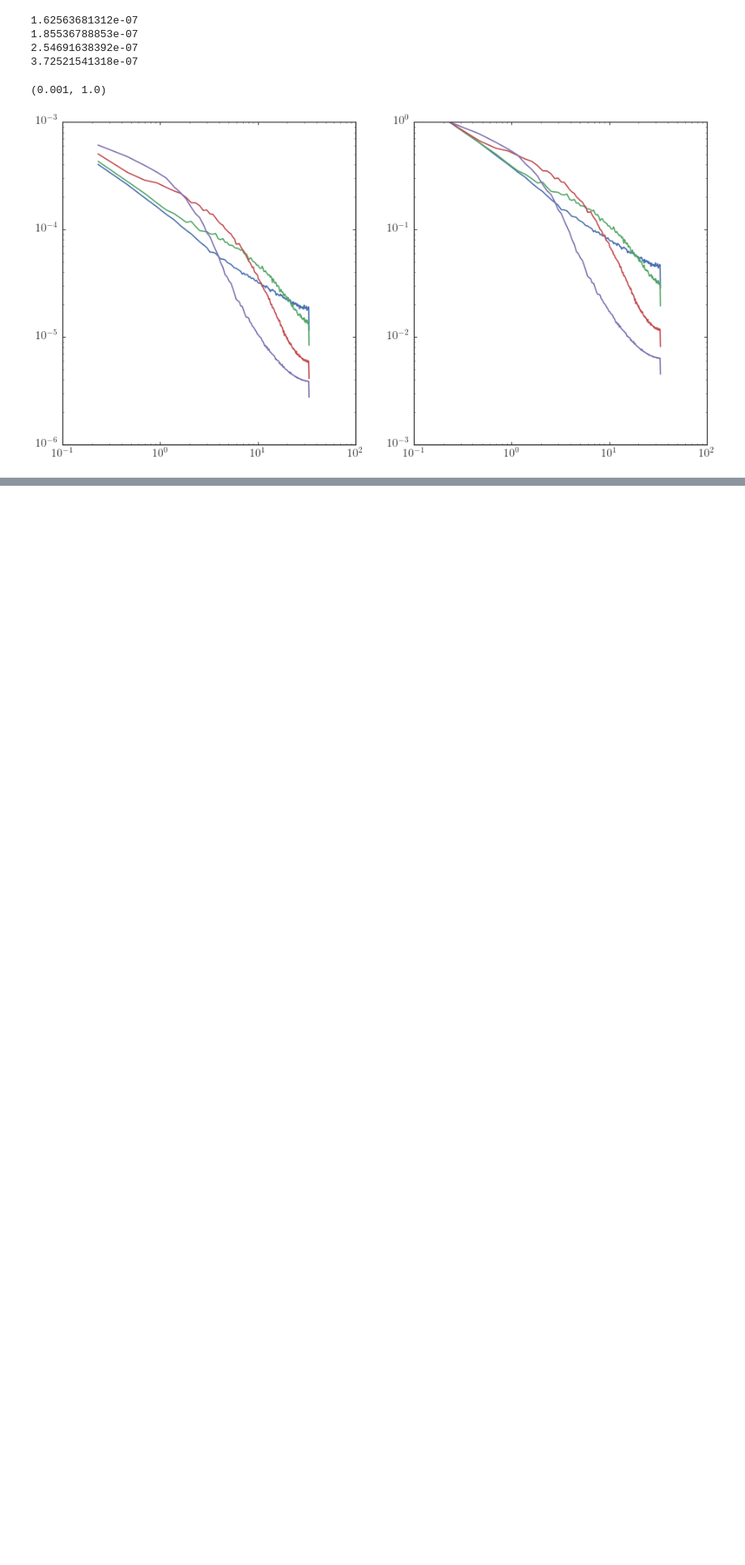
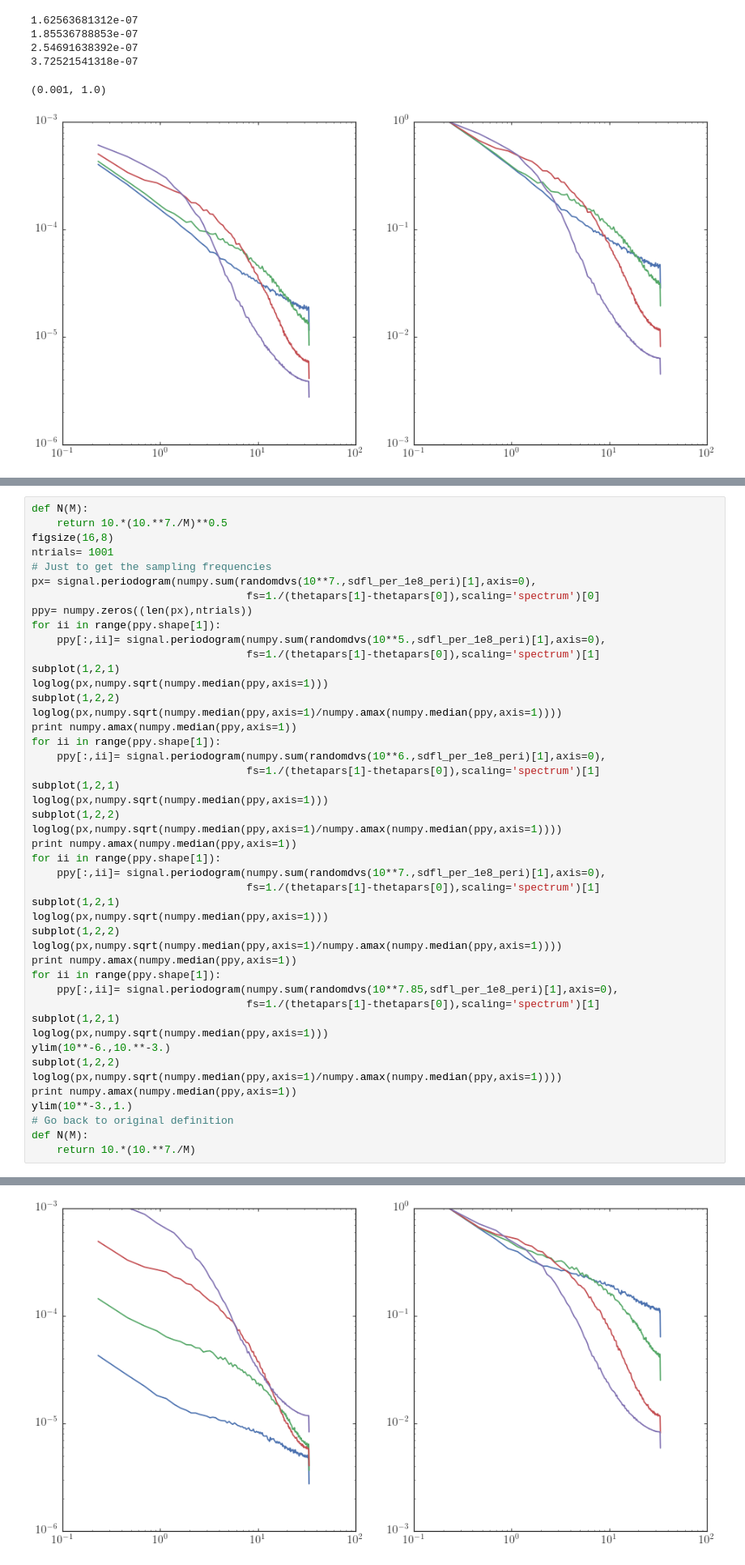
Before and after one commit to jobovy/streamgap-pepper, a Jupyter notebook: bell.ipynb, the cells around one changed output, grey strips where cells are left out. Shown: that part at 81% size. Saved outputs shown, nothing was run; the diff lists cells and outputs as text; blank space fills up the shorter version.

Commit message:
Add plot with steeper subhalo function

```diff
--- a/bell.ipynb
+++ b/bell.ipynb
@@ -330,0 +333,47 @@ ylim(10**-3.,1.)
+# %%
+def N(M):
+    return 10.*(10.**7./M)**0.5
+figsize(16,8)
+ntrials= 1001
+# Just to get the sampling frequencies
+px= signal.periodogram(numpy.sum(randomdvs(10**7.,sdfl_per_1e8_peri)[1],axis=0),
+                                  fs=1./(thetapars[1]-thetapars[0]),scaling='spectrum')[0]
+ppy= numpy.zeros((len(px),ntrials))
+for ii in range(ppy.shape[1]):
+    ppy[:,ii]= signal.periodogram(numpy.sum(randomdvs(10**5.,sdfl_per_1e8_peri)[1],axis=0),
+                                  fs=1./(thetapars[1]-thetapars[0]),scaling='spectrum')[1]
+subplot(1,2,1)
+loglog(px,numpy.sqrt(numpy.median(ppy,axis=1)))
+subplot(1,2,2)
+loglog(px,numpy.sqrt(numpy.median(ppy,axis=1)/numpy.amax(numpy.median(ppy,axis=1))))
+print numpy.amax(numpy.median(ppy,axis=1))
+for ii in range(ppy.shape[1]):
+    ppy[:,ii]= signal.periodogram(numpy.sum(randomdvs(10**6.,sdfl_per_1e8_peri)[1],axis=0),
+                                  fs=1./(thetapars[1]-thetapars[0]),scaling='spectrum')[1]
+subplot(1,2,1)
+loglog(px,numpy.sqrt(numpy.median(ppy,axis=1)))
+subplot(1,2,2)
+loglog(px,numpy.sqrt(numpy.median(ppy,axis=1)/numpy.amax(numpy.median(ppy,axis=1))))
+print numpy.amax(numpy.median(ppy,axis=1))
+for ii in range(ppy.shape[1]):
+    ppy[:,ii]= signal.periodogram(numpy.sum(randomdvs(10**7.,sdfl_per_1e8_peri)[1],axis=0),
+                                  fs=1./(thetapars[1]-thetapars[0]),scaling='spectrum')[1]
+subplot(1,2,1)
+loglog(px,numpy.sqrt(numpy.median(ppy,axis=1)))
+subplot(1,2,2)
+loglog(px,numpy.sqrt(numpy.median(ppy,axis=1)/numpy.amax(numpy.median(ppy,axis=1))))
+print numpy.amax(numpy.median(ppy,axis=1))
+for ii in range(ppy.shape[1]):
+    ppy[:,ii]= signal.periodogram(numpy.sum(randomdvs(10**7.85,sdfl_per_1e8_peri)[1],axis=0),
+                                  fs=1./(thetapars[1]-thetapars[0]),scaling='spectrum')[1]
+subplot(1,2,1)
+loglog(px,numpy.sqrt(numpy.median(ppy,axis=1)))
+ylim(10**-6.,10.**-3.)
+subplot(1,2,2)
+loglog(px,numpy.sqrt(numpy.median(ppy,axis=1)/numpy.amax(numpy.median(ppy,axis=1))))
+print numpy.amax(numpy.median(ppy,axis=1))
+ylim(10**-3.,1.)
+# Go back to original definition
+def N(M):
+    return 10.*(10.**7./M)
+# %% [output]
@@ -330,0 +384 @@ ylim(10**-3.,1.)
+[figure, added]
```
Also changed, not shown: parts of 3 cells of this notebook.
